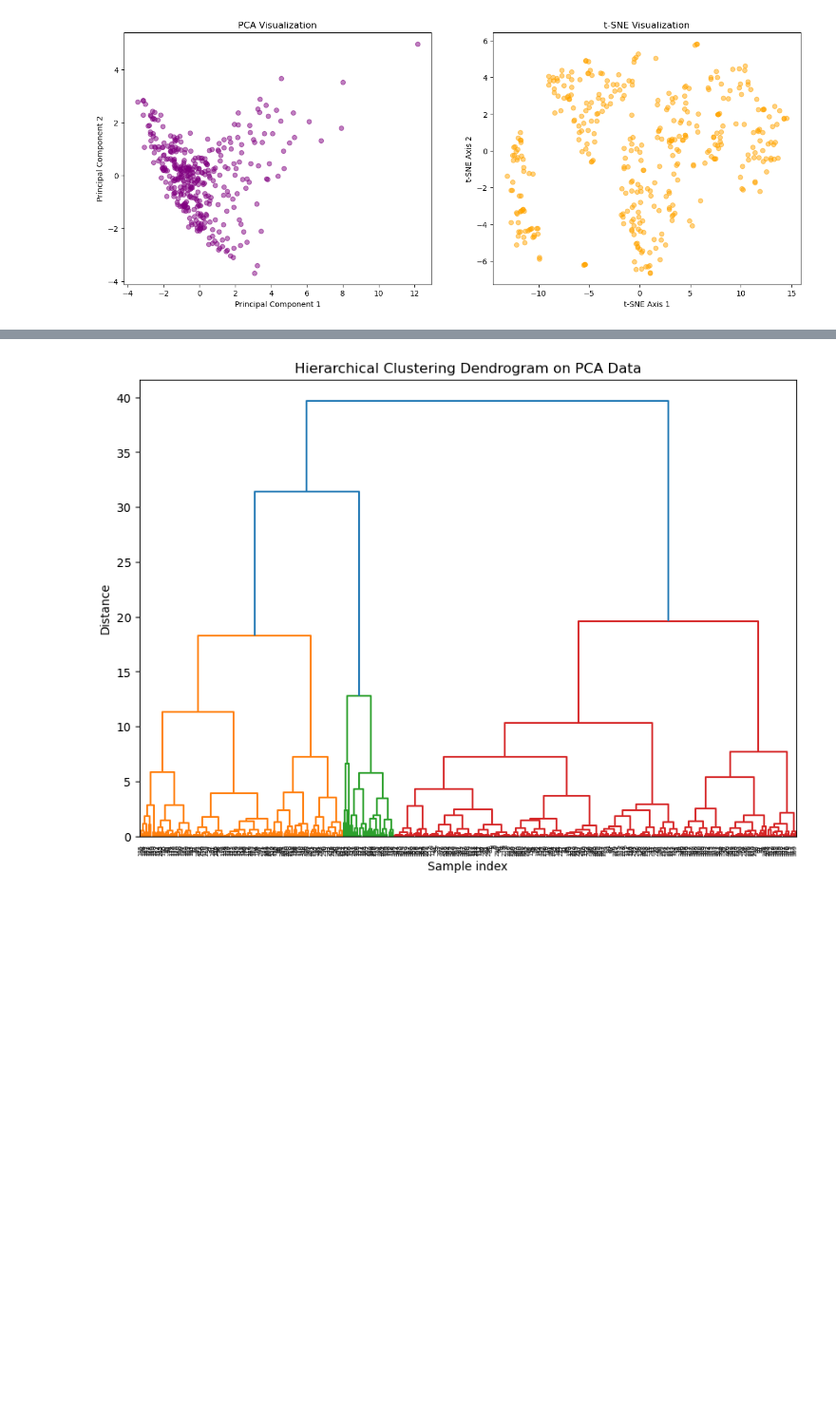
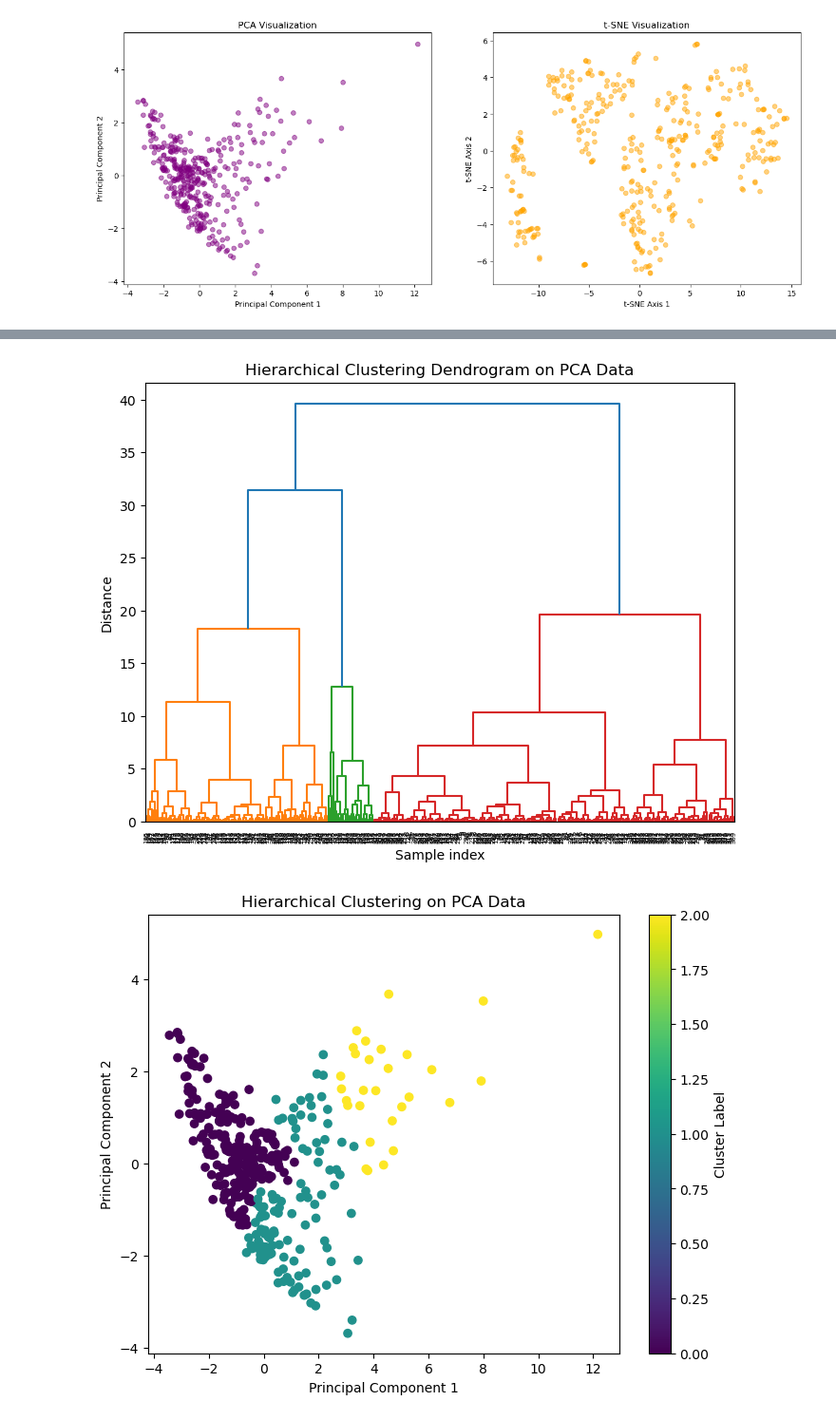
Before and after one commit to Jaycallyz/DSAN-5000-Project, a Jupyter notebook: technical-details/unsupervised-learning/main.ipynb, the cells around one changed output, grey strips where cells are left out. Shown at 95% size. Cells and saved outputs as stored; diff of their text form; code cells hidden in the pictures; blank space fills up the shorter version.

```diff
--- a/technical-details/unsupervised-learning/main.ipynb
+++ b/technical-details/unsupervised-learning/main.ipynb
@@ -140,15 +178,31 @@ plt.show()
 # %%
 from scipy.cluster.hierarchy import dendrogram, linkage
 
 # Applying Hierarchical Clustering to PCA data
 linked_pca = linkage(X_pca, method='ward')
 
 # Plotting the dendrogram for PCA data
-plt.figure(figsize=(10, 7))
+plt.figure(figsize=(8, 6))
 dendrogram(linked_pca, orientation='top', distance_sort='descending', show_leaf_counts=True)
 plt.title('Hierarchical Clustering Dendrogram on PCA Data')
 plt.xlabel('Sample index')
 plt.ylabel('Distance')
 plt.show()
+
+from sklearn.cluster import AgglomerativeClustering
+
+# Applying Hierarchical Clustering with 3 clusters
+hc_model = AgglomerativeClustering(n_clusters=3, linkage='ward')
+clusters_pca = hc_model.fit_predict(X_pca)
+
+# Plotting the scatter plot for the clustered data
+plt.figure(figsize=(8, 6))
+plt.scatter(X_pca[:, 0], X_pca[:, 1], c=clusters_pca, cmap='viridis')
+plt.title('Hierarchical Clustering on PCA Data')
+plt.xlabel('Principal Component 1')
+plt.ylabel('Principal Component 2')
+plt.colorbar(label='Cluster Label')
+plt.show()
 # %% [output]
-[figure, old version]
+[figure, new version]
+[figure, added]
```
Also changed, not shown: parts of 6 cells of this notebook, 1 other file.
